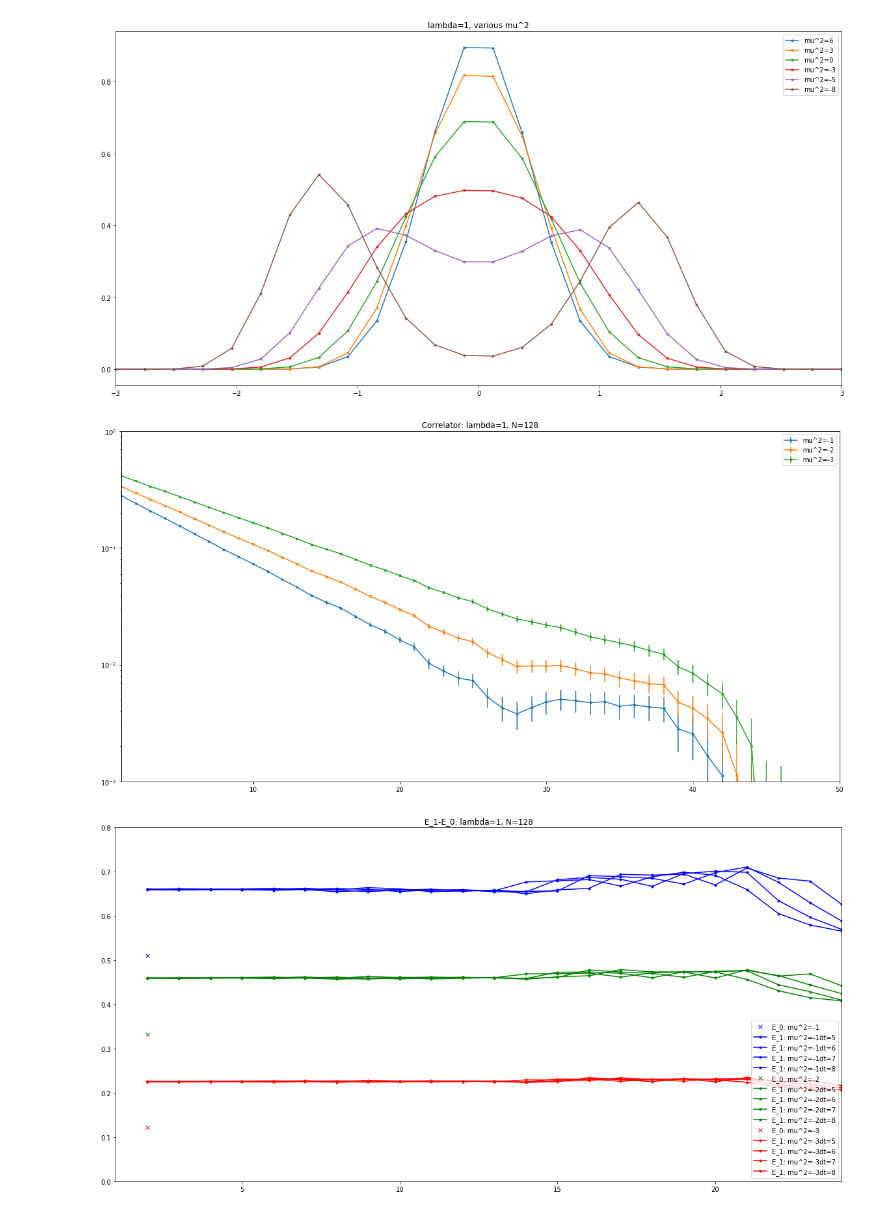
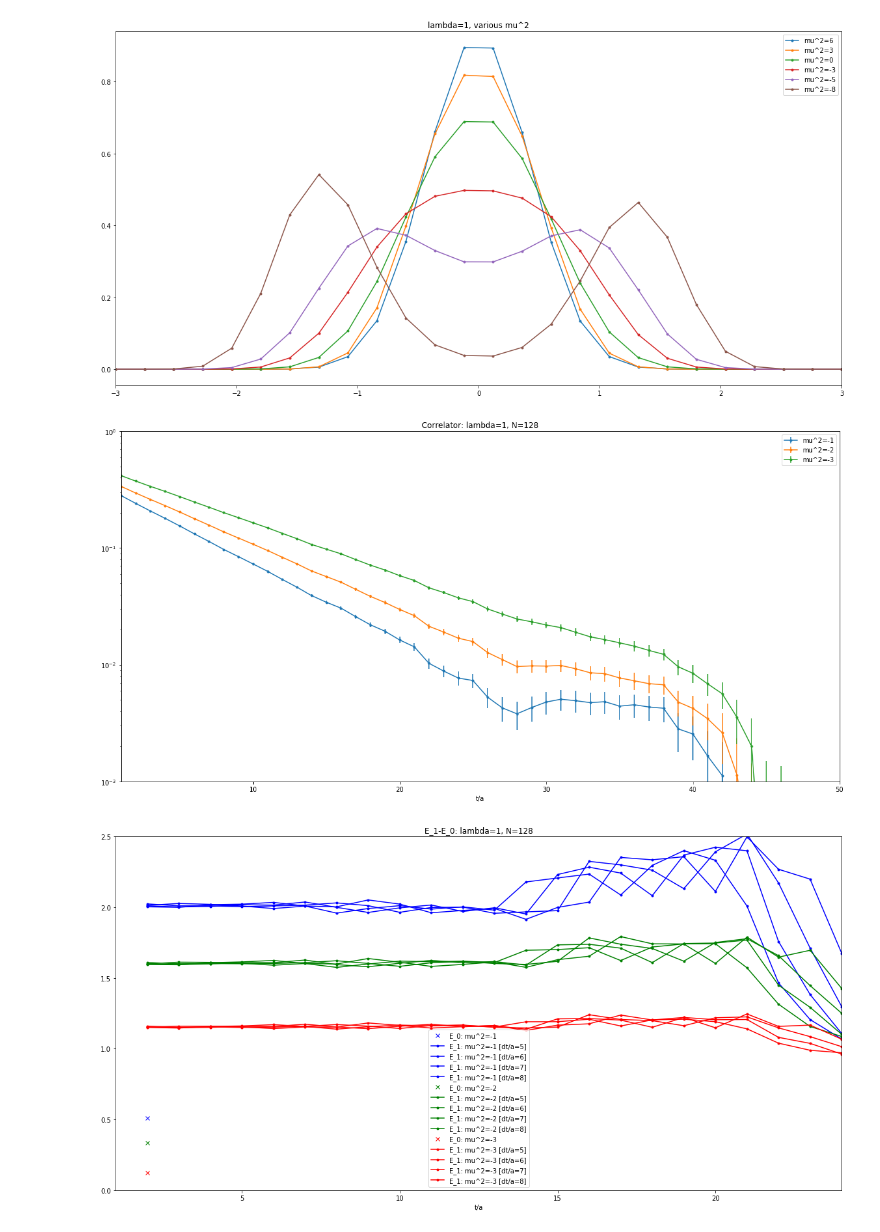
Before and after one commit to lkeegan/LQCD, a Jupyter notebook: exercise-02/solution-02.ipynb, the cells around one changed output. Saved outputs shown, nothing was run; the diff lists cells and outputs as text; code cells hidden in the pictures.

Commit message:
ex2: added missing factor a to last plot

```diff
--- a/exercise-02/solution-02.ipynb
+++ b/exercise-02/solution-02.ipynb
@@ -51,36 +51,42 @@ dat = np.loadtxt("code/results/h_mu-3_corr")
 plt.errorbar(dat[:,0], dat[:,1], yerr = dat[:,2], marker = '.', label="mu^2=-3")
 plt.yscale("log", nonposy='clip')
 plt.xlim(1,50)
+plt.xlabel("t/a")
 plt.ylim(0.001,1)
 plt.title("Correlator: lambda=1, N=128")
 plt.legend()
 plt.rcParams["figure.figsize"] = (20,10)
 plt.show()
 # %% [output]
-[figure, old version]
+[figure, new version]
 # %%
 plt.figure()
 color = ['r', 'g', 'b']
-# these values for E_0 are copied from the output files in code/results
+# these values for E_0 are copied from the output files in code/results:
 E0 = {}
 E0[-1]=0.50980651272806732
 E0[-2]=0.33261720673993472
 E0[-3]=0.12223116355668487
 
+# value of lattice spacing to convert dimensionless lattice t/a to t.
+# (note this was previously missing, spotted by Carl-Joar.)
+a = 0.1
+
 plt.xlim(1,24)
-plt.ylim(0,0.8)
+plt.ylim(0,2.5)
 plt.title("E_1-E_0: lambda=1, N=128")
 plt.rcParams["figure.figsize"] = (20,10)
 for mu2 in [-1,-2,-3]:
     dat = np.loadtxt('code/results/h_mu'+str(mu2)+'_corr')
     plt.plot(2, E0[mu2], 'x', color=color[mu2], label='E_0: '+'mu^2='+str(mu2))
-    for dt in range(5,9):
+    for dt_over_a in range(5,9):
         arr = []
-        for t in range(2,30):
-            arr.append([t, -np.log((dat[t+dt]/dat[t])[1])/dt])
+        for t_over_a in range(2,30):
+            arr.append([t_over_a, -np.log((dat[t_over_a+dt_over_a]/dat[t_over_a])[1])/(dt_over_a*a)])
         arr = np.array(arr)
-        plt.plot(arr[:,0], arr[:,1]+E0[mu2], '.-', color=color[mu2], label = 'E_1: mu^2='+str(mu2)+' [dt='+str(dt)+']')
+        plt.plot(arr[:,0], arr[:,1]+E0[mu2], '.-', color=color[mu2], label = 'E_1: mu^2='+str(mu2)+' [dt/a='+str(dt_over_a)+']')
+plt.xlabel("t/a")
 plt.legend()
 plt.show()
 # %% [output]
-[figure, old version]
+[figure, new version]
```
Also changed, not shown: parts of 1 cell of this notebook.
